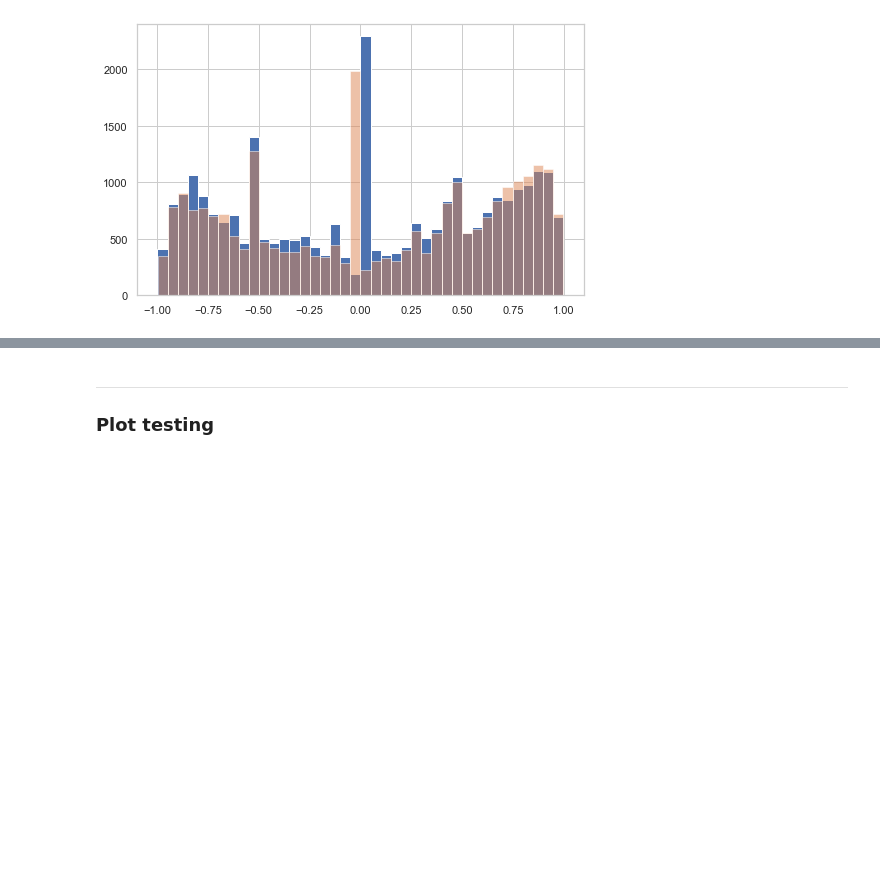
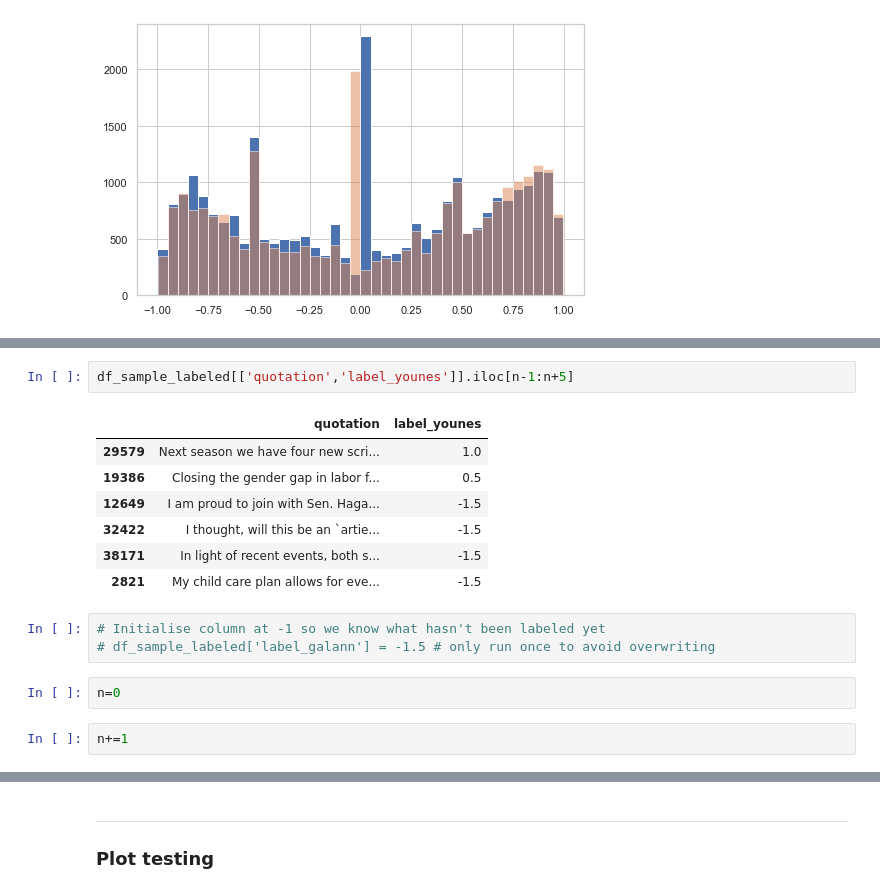
Before and after one commit to epfl-ada/ada-2021-project-concatsanddogs, a Jupyter notebook: Milestone_3_RQ4_sentiment_analysis.ipynb, the cells around one changed output, grey strips where cells are left out. Saved outputs shown, nothing was run; the diff lists cells and outputs as text; blank space fills up the shorter version.

```diff
--- a/Milestone_3_RQ4_sentiment_analysis.ipynb
+++ b/Milestone_3_RQ4_sentiment_analysis.ipynb
@@ -629,0 +608,17 @@ We add thresholds to separate the data into negative and positive ( should we ad
+# %%
+df_sample_labeled[['quotation','label_younes']].iloc[n-1:n+5]
+# %% [output]
+|  | quotation | label_younes |
+| 29579 | Next season we have four new scri... | 1.0 |
+| 19386 | Closing the gender gap in labor f... | 0.5 |
+| 12649 | I am proud to join with Sen. Haga... | -1.5 |
+| 32422 | I thought, will this be an `artie... | -1.5 |
+| 38171 | In light of recent events, both s... | -1.5 |
+| 2821 | My child care plan allows for eve... | -1.5 |
+# %%
+# Initialise column at -1 so we know what hasn't been labeled yet
+# df_sample_labeled['label_galann'] = -1.5 # only run once to avoid overwriting
+# %%
+n=0
+# %%
+n+=1
```
Also changed, not shown: parts of 109 cells of this notebook, 1 other file.
